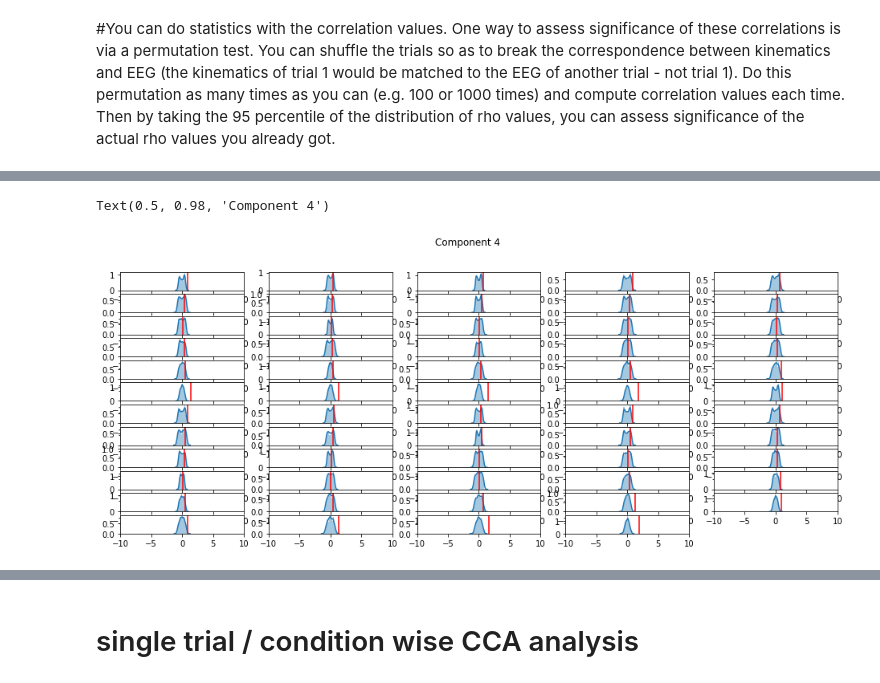
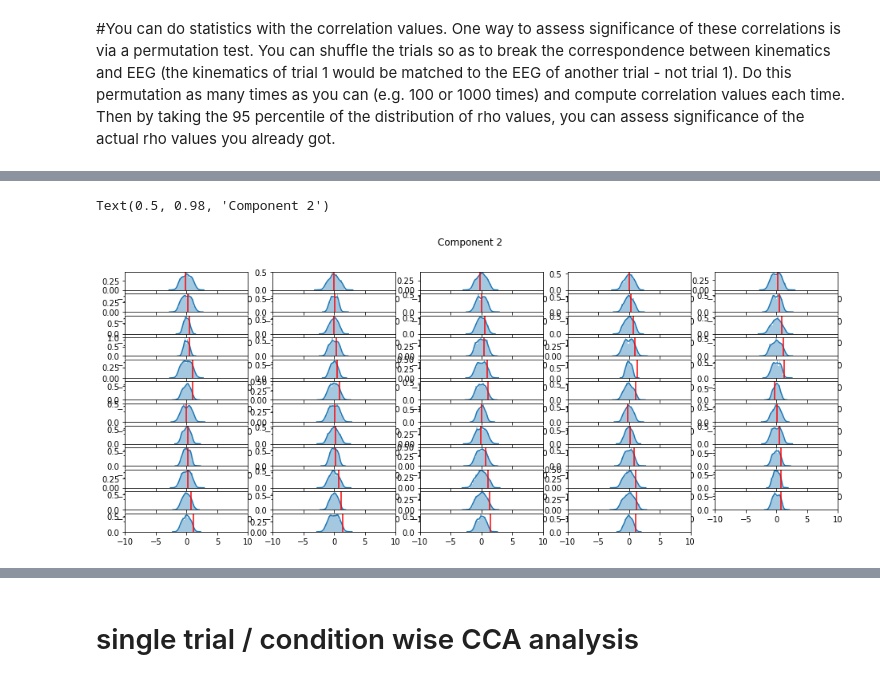
Before and after one commit to sankar-mukherjee/CCA_speech_EEG, a Jupyter notebook: CCA_yannis.ipynb, the cells around one changed output, grey strips where cells are left out. Saved outputs shown, nothing was run; the diff lists cells and outputs as text; code cells hidden in the pictures.

```diff
--- a/CCA_yannis.ipynb
+++ b/CCA_yannis.ipynb
@@ -1413,7 +1492,7 @@ def plotAllComp(data_plot,D):
     return A
 # %%
 # select a delay and a subject
-D=0
+D=delay[0]
 S=21
 # %%
 # plot all components and all subjects correlation score at delay
@@ -1489,0 +1571,17 @@ b = fg.map_dataframe(sns.lineplot, 'time','Data')
+# %%
+# behaviour
+sub = np.arange(0,25)
+#sub=np.delete(sub, [0])
+
+RT = []
+for s in range(0,len(subject_name)):
+    A = pd.read_pickle(data_path + '/python/data/preprocessed/'+subject_name[s]
+                       +'_eegEMAdownsampled.pkl')
+    a = A['RT']
+    RT.append((np.mean(a),len(a)))
+
+RT = np.stack(RT)
+##
+a = plotAllComp(data_plot,D)
+a.Data = a.Data.astype(float)
+plt.cla()
@@ -1519,7 +1686,7 @@ for surr in range(0,no_surrogate):
     A = data_CCA['A'].get_values()[0]
     B = data_CCA['B'].get_values()[0]
     Ryy = data_CCA['Ryy'].get_values()[0]
-    forwards,filters, tvec = get_component_topo_time(A,B,Ryy,temporal_aperature,nComp,new_sampling_rate)
+    forwards,filters = get_component_topo_time(A,B,Ryy,temporal_aperature,nComp,new_sampling_rate)
     filters = filters[0:-1,:]
     filters = np.dstack(np.array_split(filters,filters.shape[0]/temporal_aperature,axis=0))
 
@@ -1541,3 +1712,7 @@ surr_filters1=np.flip(surr_filters,axis=2)
+# %%
+surr_topo1 = np.load(data_path+'/python/data/cca/surr_topo1.npy')
+surr_r1 = np.load(data_path+'/python/data/cca/surr_r1.npy')
+surr_filters1= np.load(data_path+'/python/data/cca/surr_filters1.npy')
 # %%
 # significant rhos subject with components
 A = []
@@ -1617,18 +1792,18 @@ plt.legend(['original','surrogate'])
 # %%
 #
-b=4
+b=2
 a = data_plot['Component'+str(b)+'_topo'].get_values().mean()
 
 fig, ax = plt.subplots(figsize=(16, 6))
 for i in range(0,59):
     plt.subplot(12,5,i+1)
     _=sns.distplot(surr_topo[:,i,b])
     plt.axvline(x=a[i],color='r')
     plt.xlim([-10,10])
 plt.suptitle('Component '+str(b))
 # %% [output]
-Text(0.5, 0.98, 'Component 4')
+Text(0.5, 0.98, 'Component 2')
-[figure, old version]
+[figure, new version]
 # %%
 # explore temporal filters sperately
 b = data_plot[(data_plot['subject']==subject_name[S]) & (data_plot['Delay']==D)]
```
Also changed, not shown: parts of 29 cells of this notebook, 2 other files.
